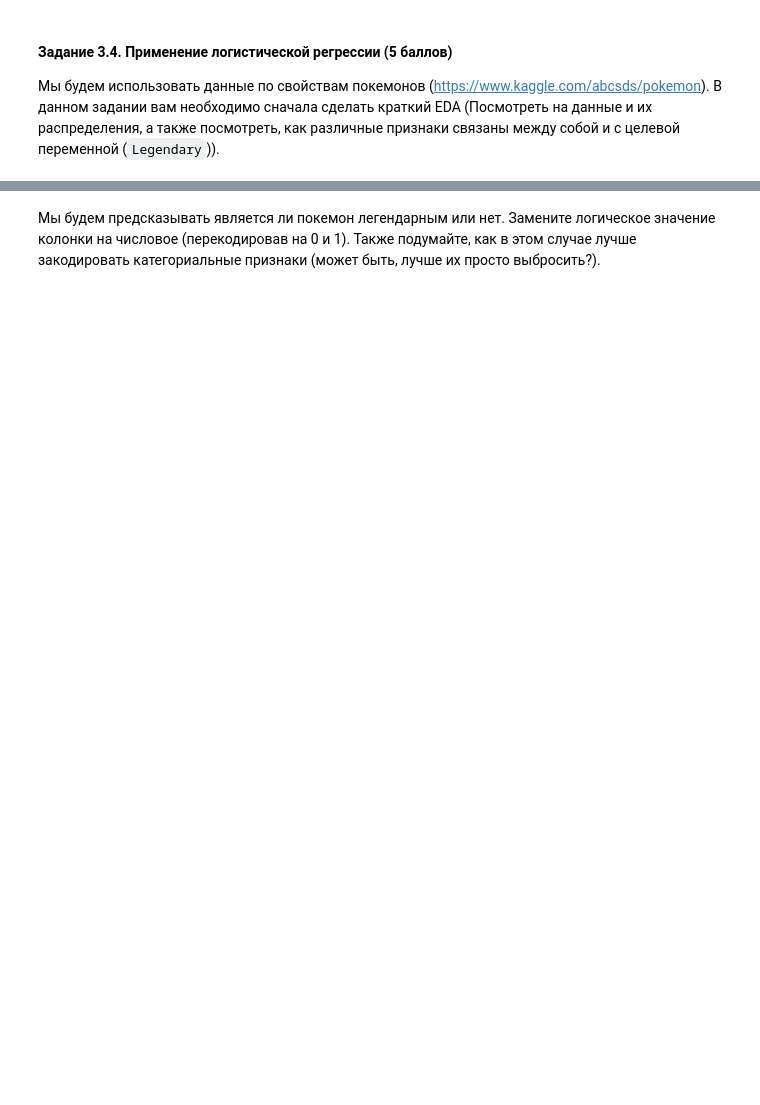
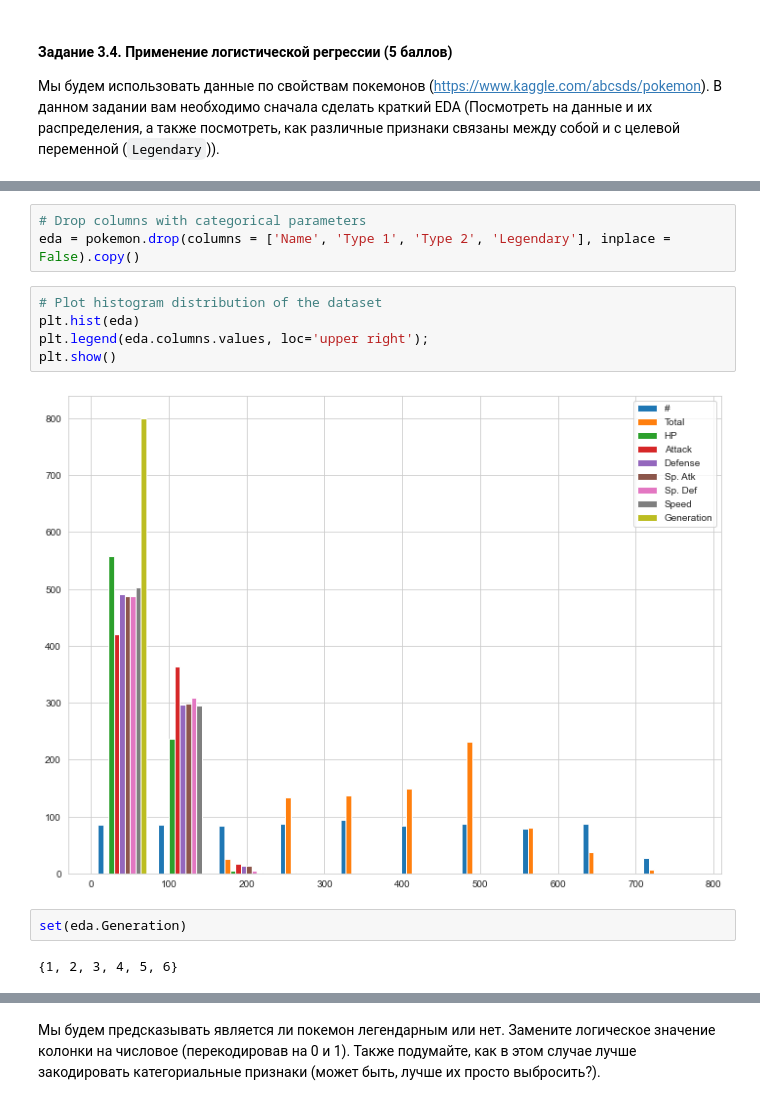
Before and after one commit to Tatiana-kik/BI_ML_2021, a Jupyter notebook: lesson_2_linmodels_GD/homework/Linear_models.ipynb, the cells around one changed output, grey strips where cells are left out. Cells and saved outputs as stored; diff of their text form; blank space fills up the shorter version.

```diff
--- a/lesson_2_linmodels_GD/homework/Linear_models.ipynb
+++ b/lesson_2_linmodels_GD/homework/Linear_models.ipynb
@@ -689,0 +760,14 @@ pokemon.head()
+# %%
+# Drop columns with categorical parameters
+eda = pokemon.drop(columns = ['Name', 'Type 1', 'Type 2', 'Legendary'], inplace = False).copy()
+# %%
+# Plot histogram distribution of the dataset
+plt.hist(eda)
+plt.legend(eda.columns.values, loc='upper right');
+plt.show()
+# %% [output]
+[figure, added]
+# %%
+set(eda.Generation)
+# %% [output]
+{1, 2, 3, 4, 5, 6}
```
Also changed, not shown: parts of 42 cells of this notebook.
